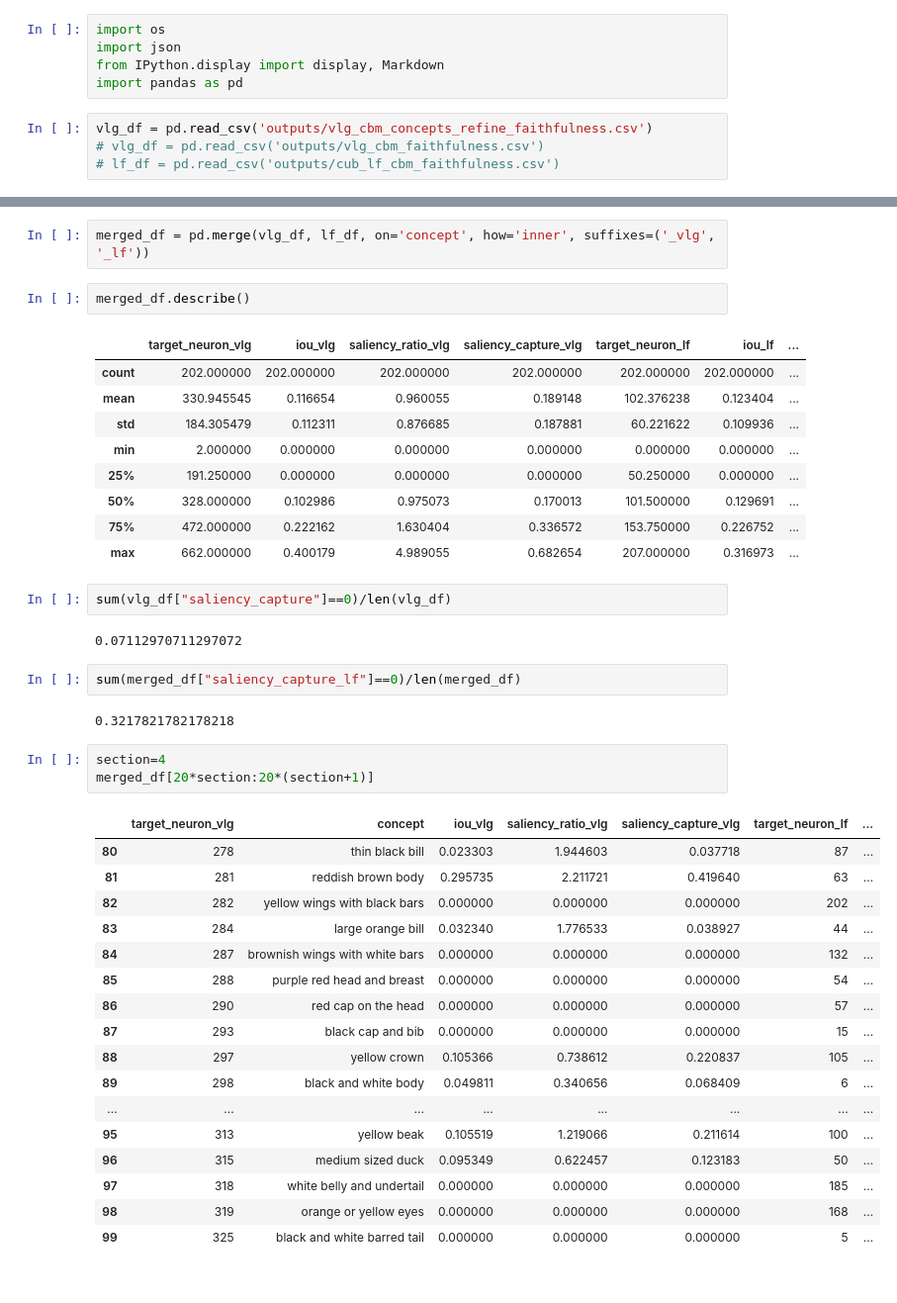
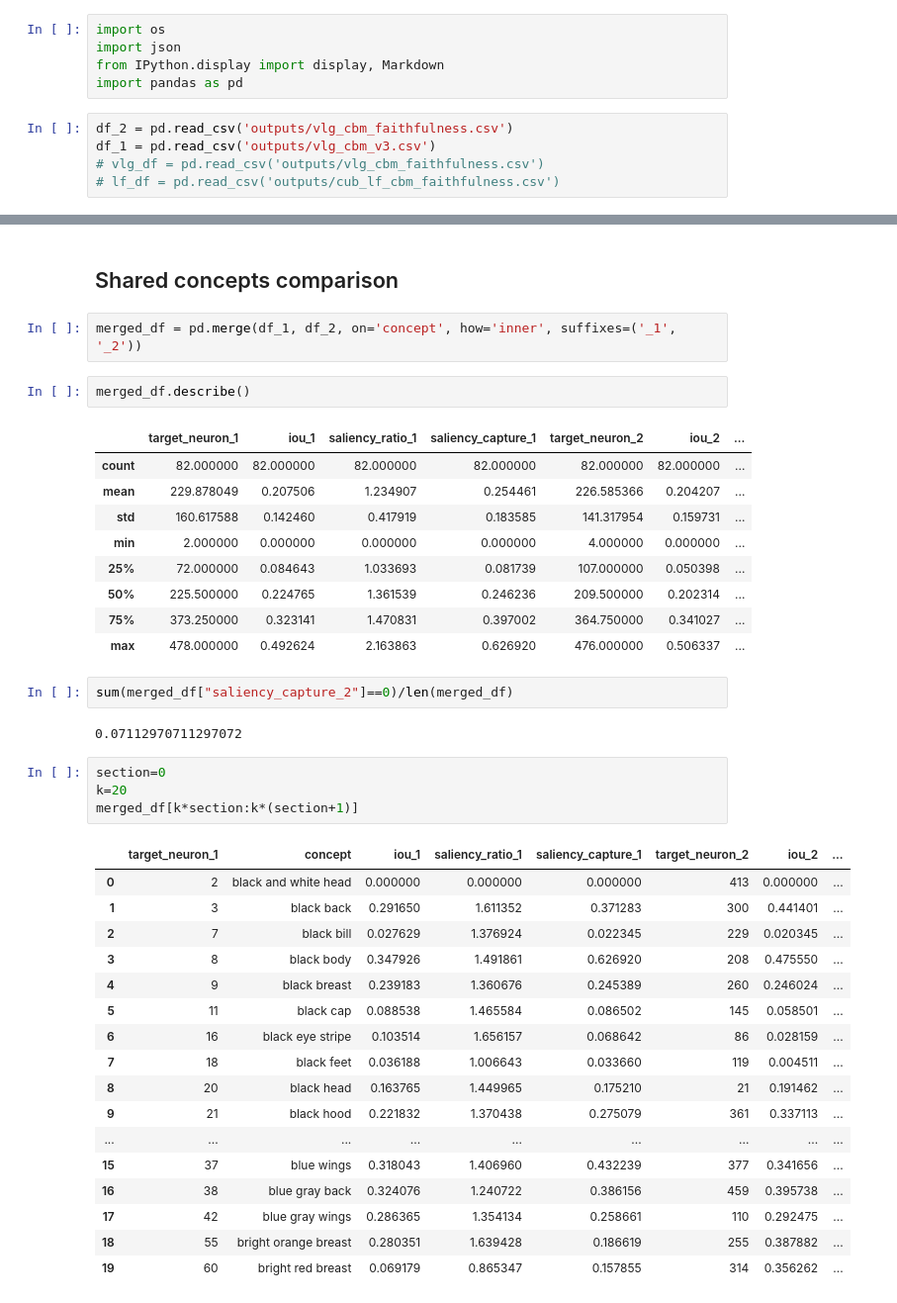
Before and after one commit to HenryXII/Faithful-CBM, a Jupyter notebook: evaluate_spatial.ipynb, the cells around one changed output, grey strips where cells are left out. Shown at 99% size. Cells and saved outputs as stored; diff of their text form.

```diff
--- a/evaluate_spatial.ipynb
+++ b/evaluate_spatial.ipynb
@@ -4,7 +4,8 @@ import json
 from IPython.display import display, Markdown
 import pandas as pd
 # %%
-vlg_df = pd.read_csv('outputs/vlg_cbm_concepts_refine_faithfulness.csv')
+df_2 = pd.read_csv('outputs/vlg_cbm_faithfulness.csv')
+df_1 = pd.read_csv('outputs/vlg_cbm_v3.csv')
 # vlg_df = pd.read_csv('outputs/vlg_cbm_faithfulness.csv')
 # lf_df = pd.read_csv('outputs/cub_lf_cbm_faithfulness.csv')
 # %%
@@ -56,43 +78,42 @@ vlg_df[vlg_df["iou"]==0][:50]
+# %% [markdown]
+## Shared concepts comparison
 # %%
-merged_df = pd.merge(vlg_df, lf_df, on='concept', how='inner', suffixes=('_vlg', '_lf'))
+merged_df = pd.merge(df_1, df_2, on='concept', how='inner', suffixes=('_1', '_2'))
 # %%
 merged_df.describe()
 # %% [output]
-|  | target_neuron_vlg | iou_vlg | saliency_ratio_vlg | saliency_capture_vlg | target_neuron_lf | iou_lf | ... |
-| count | 202.000000 | 202.000000 | 202.000000 | 202.000000 | 202.000000 | 202.000000 | ... |
-| mean | 330.945545 | 0.116654 | 0.960055 | 0.189148 | 102.376238 | 0.123404 | ... |
-| std | 184.305479 | 0.112311 | 0.876685 | 0.187881 | 60.221622 | 0.109936 | ... |
-| min | 2.000000 | 0.000000 | 0.000000 | 0.000000 | 0.000000 | 0.000000 | ... |
-| 25% | 191.250000 | 0.000000 | 0.000000 | 0.000000 | 50.250000 | 0.000000 | ... |
-| 50% | 328.000000 | 0.102986 | 0.975073 | 0.170013 | 101.500000 | 0.129691 | ... |
-| 75% | 472.000000 | 0.222162 | 1.630404 | 0.336572 | 153.750000 | 0.226752 | ... |
-| max | 662.000000 | 0.400179 | 4.989055 | 0.682654 | 207.000000 | 0.316973 | ... |
+|  | target_neuron_1 | iou_1 | saliency_ratio_1 | saliency_capture_1 | target_neuron_2 | iou_2 | ... |
+| count | 82.000000 | 82.000000 | 82.000000 | 82.000000 | 82.000000 | 82.000000 | ... |
+| mean | 229.878049 | 0.207506 | 1.234907 | 0.254461 | 226.585366 | 0.204207 | ... |
+| std | 160.617588 | 0.142460 | 0.417919 | 0.183585 | 141.317954 | 0.159731 | ... |
+| min | 2.000000 | 0.000000 | 0.000000 | 0.000000 | 4.000000 | 0.000000 | ... |
+| 25% | 72.000000 | 0.084643 | 1.033693 | 0.081739 | 107.000000 | 0.050398 | ... |
+| 50% | 225.500000 | 0.224765 | 1.361539 | 0.246236 | 209.500000 | 0.202314 | ... |
+| 75% | 373.250000 | 0.323141 | 1.470831 | 0.397002 | 364.750000 | 0.341027 | ... |
+| max | 478.000000 | 0.492624 | 2.163863 | 0.626920 | 476.000000 | 0.506337 | ... |
-# %%
-sum(vlg_df["saliency_capture"]==0)/len(vlg_df)
-# %% [output]
-0.07112970711297072
 # %%
-sum(merged_df["saliency_capture_lf"]==0)/len(merged_df)
+sum(merged_df["saliency_capture_2"]==0)/len(merged_df)
 # %% [output]
-0.3217821782178218
+0.07112970711297072
 # %%
-section=4
-merged_df[20*section:20*(section+1)]
+section=0
+k=20
+merged_df[k*section:k*(section+1)]
 # %% [output]
-|  | target_neuron_vlg | concept | iou_vlg | saliency_ratio_vlg | saliency_capture_vlg | target_neuron_lf | ... |
-| 80 | 278 | thin black bill | 0.023303 | 1.944603 | 0.037718 | 87 | ... |
-| 81 | 281 | reddish brown body | 0.295735 | 2.211721 | 0.419640 | 63 | ... |
-| 82 | 282 | yellow wings with black bars | 0.000000 | 0.000000 | 0.000000 | 202 | ... |
-| 83 | 284 | large orange bill | 0.032340 | 1.776533 | 0.038927 | 44 | ... |
-| 84 | 287 | brownish wings with white bars | 0.000000 | 0.000000 | 0.000000 | 132 | ... |
-| 85 | 288 | purple red head and breast | 0.000000 | 0.000000 | 0.000000 | 54 | ... |
-| 86 | 290 | red cap on the head | 0.000000 | 0.000000 | 0.000000 | 57 | ... |
-| 87 | 293 | black cap and bib | 0.000000 | 0.000000 | 0.000000 | 15 | ... |
-| 88 | 297 | yellow crown | 0.105366 | 0.738612 | 0.220837 | 105 | ... |
-| 89 | 298 | black and white body | 0.049811 | 0.340656 | 0.068409 | 6 | ... |
-| ... | ... | ... | ... | ... | ... | ... | ... |
-| 95 | 313 | yellow beak | 0.105519 | 1.219066 | 0.211614 | 100 | ... |
-| 96 | 315 | medium sized duck | 0.095349 | 0.622457 | 0.123183 | 50 | ... |
-| 97 | 318 | white belly and undertail | 0.000000 | 0.000000 | 0.000000 | 185 | ... |
-| 98 | 319 | orange or yellow eyes | 0.000000 | 0.000000 | 0.000000 | 168 | ... |
-| 99 | 325 | black and white barred tail | 0.000000 | 0.000000 | 0.000000 | 5 | ... |
+|  | target_neuron_1 | concept | iou_1 | saliency_ratio_1 | saliency_capture_1 | target_neuron_2 | iou_2 | ... |
+| 0 | 2 | black and white head | 0.000000 | 0.000000 | 0.000000 | 413 | 0.000000 | ... |
+| 1 | 3 | black back | 0.291650 | 1.611352 | 0.371283 | 300 | 0.441401 | ... |
+| 2 | 7 | black bill | 0.027629 | 1.376924 | 0.022345 | 229 | 0.020345 | ... |
+| 3 | 8 | black body | 0.347926 | 1.491861 | 0.626920 | 208 | 0.475550 | ... |
+| 4 | 9 | black breast | 0.239183 | 1.360676 | 0.245389 | 260 | 0.246024 | ... |
+| 5 | 11 | black cap | 0.088538 | 1.465584 | 0.086502 | 145 | 0.058501 | ... |
+| 6 | 16 | black eye stripe | 0.103514 | 1.656157 | 0.068642 | 86 | 0.028159 | ... |
+| 7 | 18 | black feet | 0.036188 | 1.006643 | 0.033660 | 119 | 0.004511 | ... |
+| 8 | 20 | black head | 0.163765 | 1.449965 | 0.175210 | 21 | 0.191462 | ... |
+| 9 | 21 | black hood | 0.221832 | 1.370438 | 0.275079 | 361 | 0.337113 | ... |
+| ... | ... | ... | ... | ... | ... | ... | ... | ... |
+| 15 | 37 | blue wings | 0.318043 | 1.406960 | 0.432239 | 377 | 0.341656 | ... |
+| 16 | 38 | blue gray back | 0.324076 | 1.240722 | 0.386156 | 459 | 0.395738 | ... |
+| 17 | 42 | blue gray wings | 0.286365 | 1.354134 | 0.258661 | 110 | 0.292475 | ... |
+| 18 | 55 | bright orange breast | 0.280351 | 1.639428 | 0.186619 | 255 | 0.387882 | ... |
+| 19 | 60 | bright red breast | 0.069179 | 0.865347 | 0.157855 | 314 | 0.356262 | ... |
```
Also changed, not shown: parts of 7 cells of this notebook, 2 other files.
